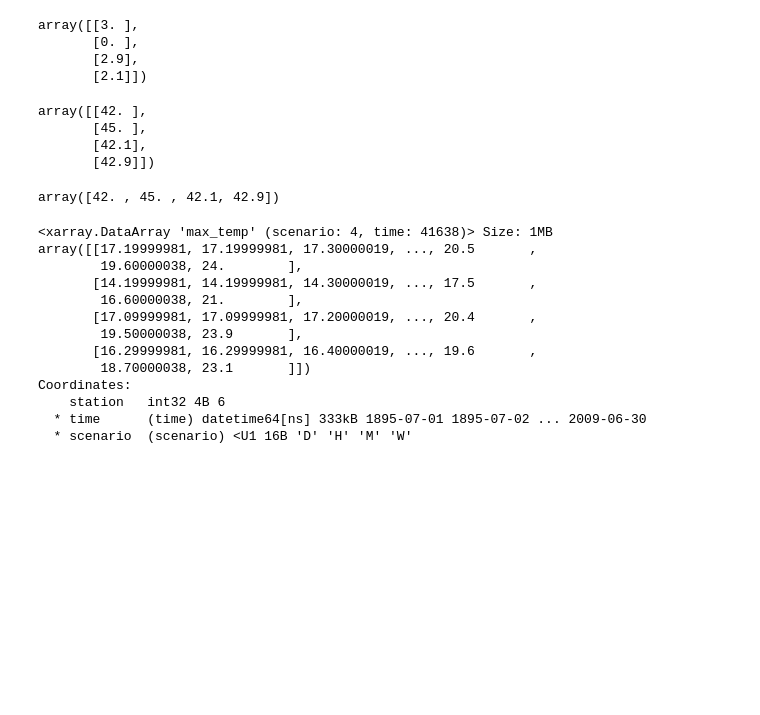
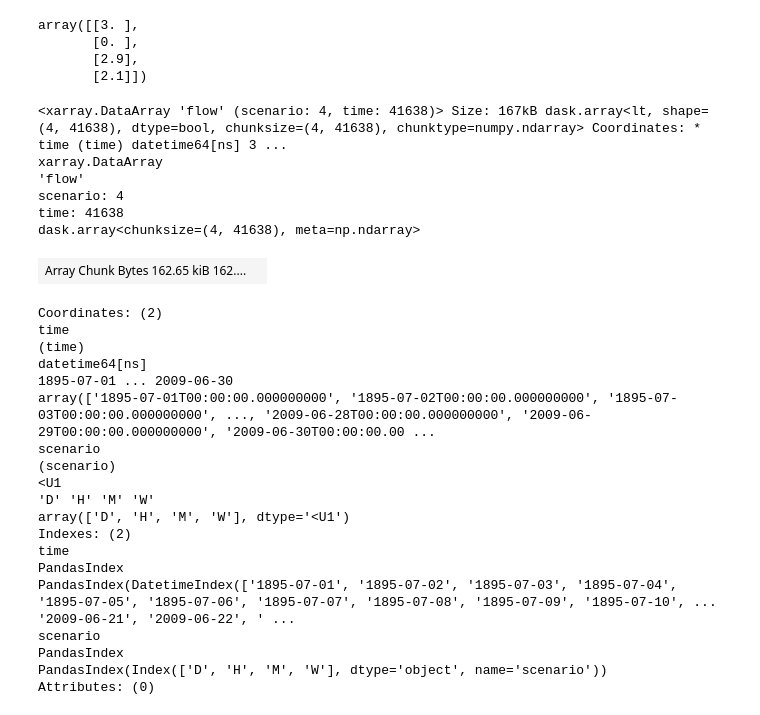
Before and after one commit to derob/WERP_projecting_SFIs, a Jupyter notebook: notebooks/blackwater_testing.ipynb, the cells around one changed output. Cells and saved outputs as stored; diff of their text form; code cells hidden in the pictures; blank space fills up the shorter version.

```diff
--- a/notebooks/blackwater_testing.ipynb
+++ b/notebooks/blackwater_testing.ipynb
@@ -255,7 +288,10 @@ print(starttime, endtime)
 
 indata = infiles['flow'].isel({'station':i}).sel(time = slice(starttime, endtime))
 #infut = infile_fut['flow'][i].sel(time = slice(starttime, endtime))
-intemp = infile_histemp['max_temp'][i].sel(time = slice(starttime, endtime))
+intemp = infile_histemp['max_temp'][ii].sel(time = slice(starttime, endtime))
+
+indata = indata.drop_vars('station')
+intemp = intemp.drop_vars('station')
 
 probs = [0.99,0.90,0.05,0.01]
 indata = indata.chunk(dict(scenario=-1, time = -1))
@@ -351,14 +382,3 @@ array([[3. ],
        [2.1]])
 # %%
 from dask import delayed, compute
-# %%
-test_temps
-# %% [output]
-array([[42. ],
-       [45. ],
-       [42.1],
-       [42.9]])
-# %%
-test_temps.squeeze()
-# %% [output]
-array([42. , 45. , 42.1, 42.9])
@@ -370,19 +385,29 @@ test_temps_xr = test_temps_xr.assign_coords(coords={'time' : indata['time']})
-# %%
-testingtemps = intemp.expand_dims(dim={'scenario':4})
-testingtemps = testingtemps.assign_coords(coords={'scenario' : indata['scenario']})
-testingtemps = testingtemps + temp_adjustments
-testingtemps
-# %% [output]
-<xarray.DataArray 'max_temp' (scenario: 4, time: 41638)> Size: 1MB
-array([[17.19999981, 17.19999981, 17.30000019, ..., 20.5       ,
-        19.60000038, 24.        ],
-       [14.19999981, 14.19999981, 14.30000019, ..., 17.5       ,
-        16.60000038, 21.        ],
-       [17.09999981, 17.09999981, 17.20000019, ..., 20.4       ,
-        19.50000038, 23.9       ],
-       [16.29999981, 16.29999981, 16.40000019, ..., 19.6       ,
-        18.70000038, 23.1       ]])
-Coordinates:
-    station   int32 4B 6
-  * time      (time) datetime64[ns] 333kB 1895-07-01 1895-07-02 ... 2009-06-30
-  * scenario  (scenario) <U1 16B 'D' 'H' 'M' 'W'
+# %%
+testdata
+# %% [output]
+<xarray.DataArray 'flow' (scenario: 4, time: 41638)> Size: 167kB dask.array<lt, shape=(4, 41638), dtype=bool, chunksize=(4, 41638), chunktype=numpy.ndarray> Coordinates: * time (time) datetime64[ns] 3 ...
+xarray.DataArray
+'flow'
+scenario: 4
+time: 41638
+dask.array<chunksize=(4, 41638), meta=np.ndarray>
+| Array Chunk Bytes 162.65 kiB 162.... |  |
+Coordinates: (2)
+time
+(time)
+datetime64[ns]
+1895-07-01 ... 2009-06-30
+array(['1895-07-01T00:00:00.000000000', '1895-07-02T00:00:00.000000000', '1895-07-03T00:00:00.000000000', ..., '2009-06-28T00:00:00.000000000', '2009-06-29T00:00:00.000000000', '2009-06-30T00:00:00.00 ...
+scenario
+(scenario)
+<U1
+'D' 'H' 'M' 'W'
+array(['D', 'H', 'M', 'W'], dtype='<U1')
+Indexes: (2)
+time
+PandasIndex
+PandasIndex(DatetimeIndex(['1895-07-01', '1895-07-02', '1895-07-03', '1895-07-04', '1895-07-05', '1895-07-06', '1895-07-07', '1895-07-08', '1895-07-09', '1895-07-10', ... '2009-06-21', '2009-06-22', ' ...
+scenario
+PandasIndex
+PandasIndex(Index(['D', 'H', 'M', 'W'], dtype='object', name='scenario'))
+Attributes: (0)
```
Also changed, not shown: parts of 39 cells of this notebook, 4 other files.
